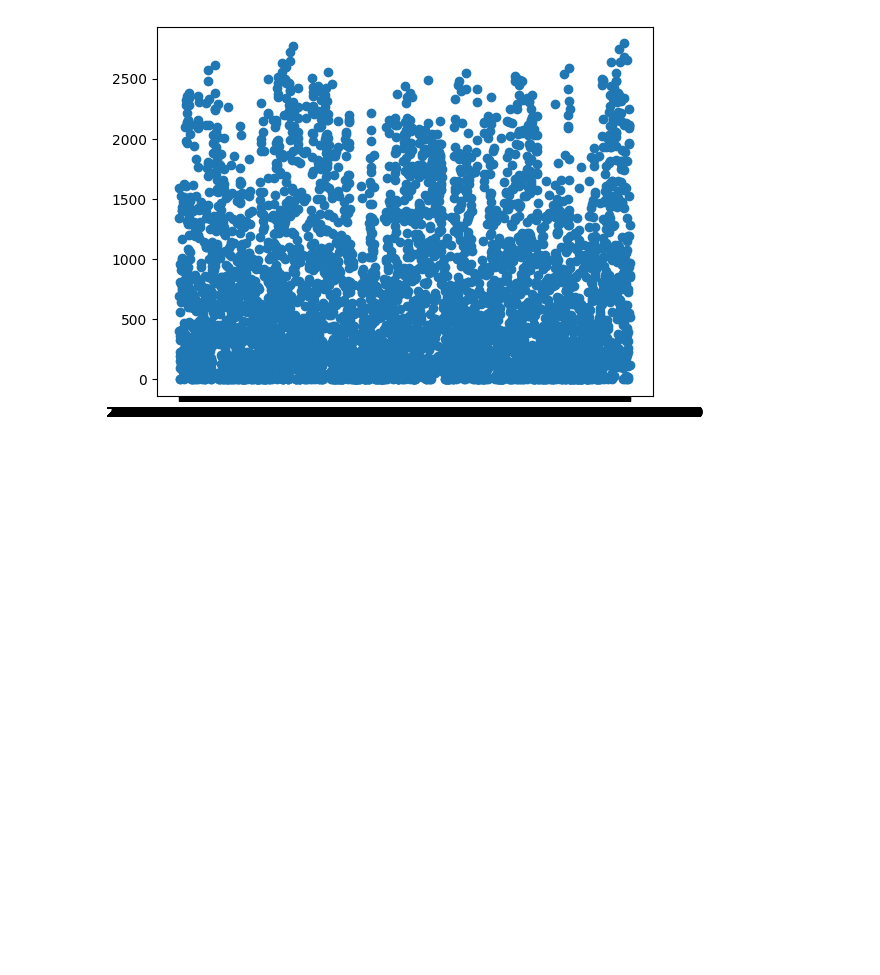
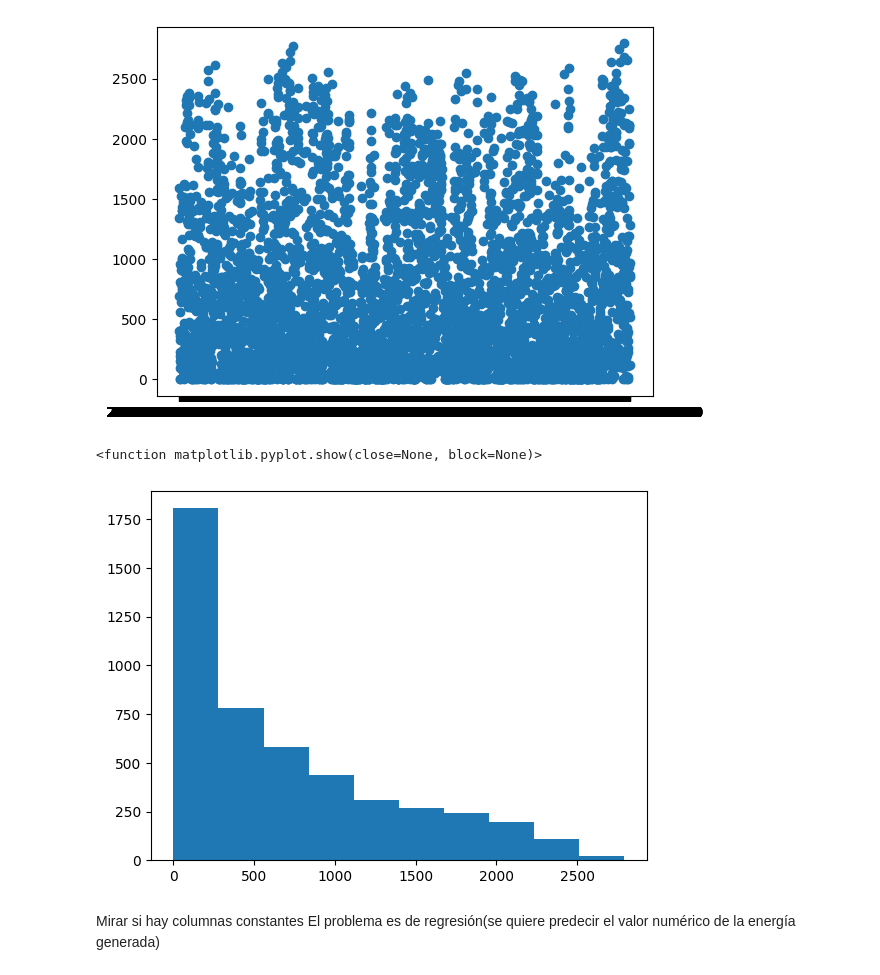
Before and after one commit to PaulaUc3m/Grupo4_P1AA, a Jupyter notebook: EDA_entrenamieto.ipynb, the cells around one changed output. Saved outputs shown, nothing was run; the diff lists cells and outputs as text; code cells hidden in the pictures; blank space fills up the shorter version.

```diff
--- a/EDA_entrenamieto.ipynb
+++ b/EDA_entrenamieto.ipynb
@@ -38,3 +41,12 @@ plt.show
 # %% [output]
 <function matplotlib.pyplot.show(close=None, block=None)>
 [figure]
+# %%
+plt.hist(data['energy'])
+plt.show
+# %% [output]
+<function matplotlib.pyplot.show(close=None, block=None)>
+[figure, added]
+# %% [markdown]
+Mirar si hay columnas constantes
+El problema es de regresión(se quiere predecir el valor numérico de la energía generada)
```
Also changed, not shown: parts of 2 cells of this notebook.
